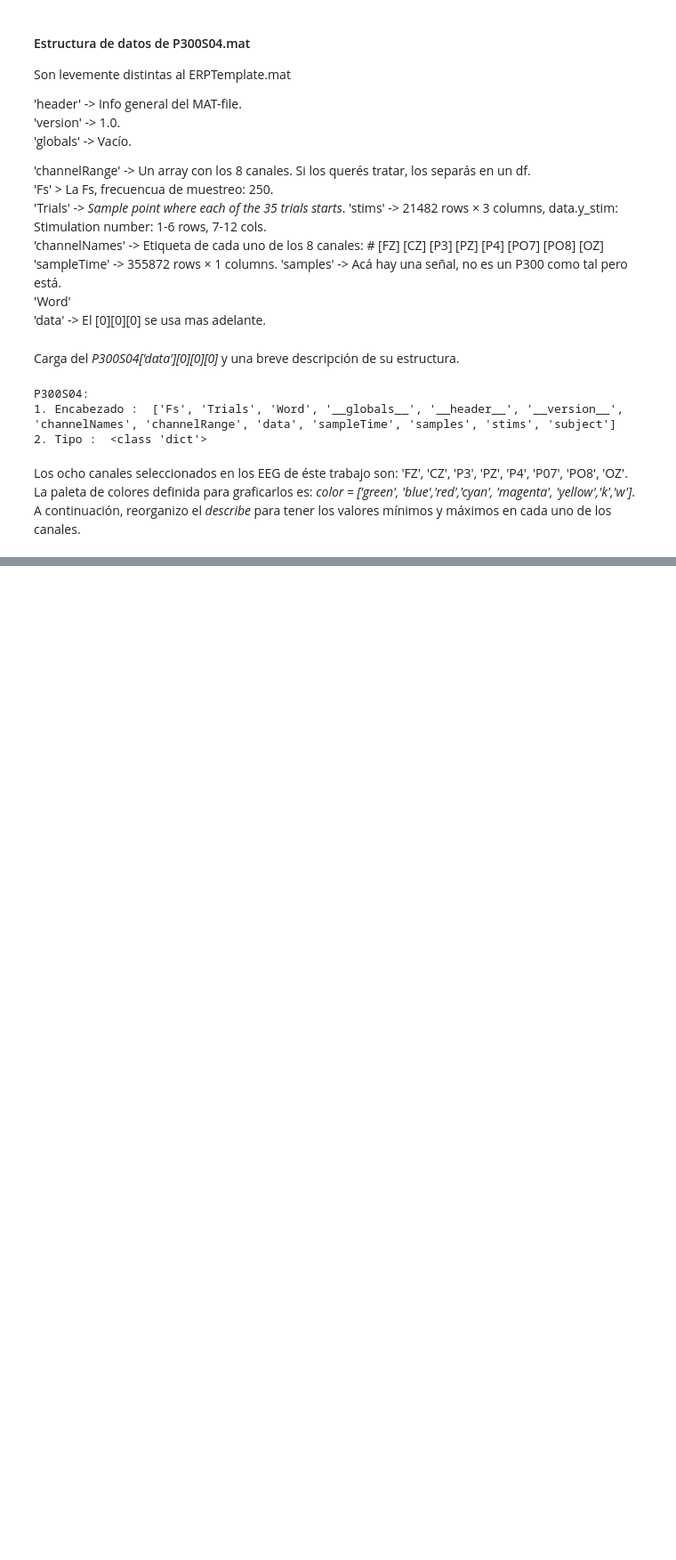
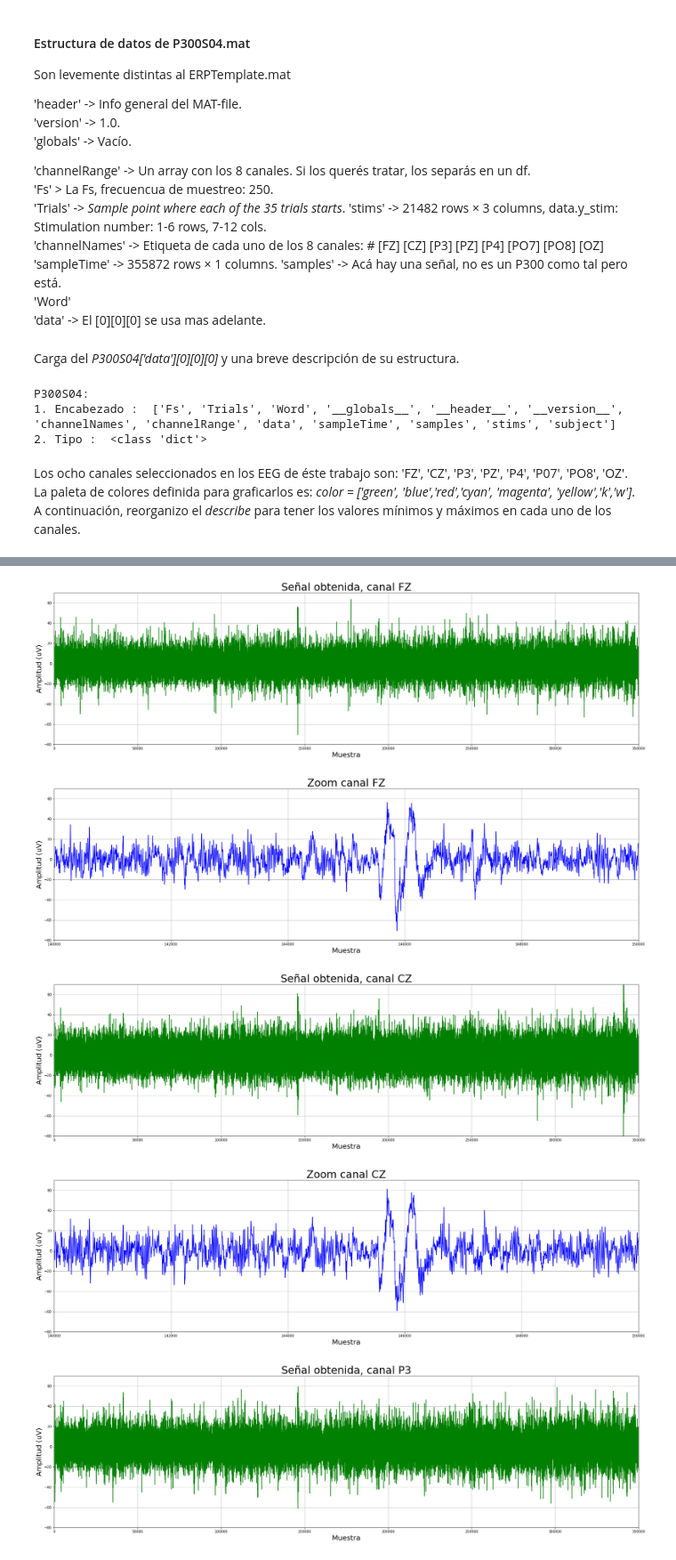
Before and after one commit to alexchavez1980/repo_tesis, a Jupyter notebook: a_analisis_P300XX.ipynb, the cells around one changed output, grey strips where cells are left out. Shown at 89% size. Cells and saved outputs as stored; diff of their text form; code cells hidden in the pictures; blank space fills up the shorter version.

```diff
--- a/a_analisis_P300XX.ipynb
+++ b/a_analisis_P300XX.ipynb
@@ -115,24 +112,30 @@ a_fun.grafic_8ch(data_frame, titulo, xlabel, ylabel, dir_savefig)
 # %%
 canalFZ = 0
 titulo = 'Señal obtenida, canal FZ'
 dir_savefig = "./a_images/02 - P300S04_ChFZ.jpg"
 a_fun.grafic_1ch(data_frame, titulo, xlabel, ylabel, dir_savefig, canalFZ)
 titulo = 'Zoom canal FZ'
 dir_savefig = "./a_images/02 - P300S04_ChFZZoom.jpg"
 a_fun.grafic_1chzoom(data_frame, titulo, xlabel, ylabel, dir_savefig, canalFZ)
 
 canalCZ = 1
 titulo = 'Señal obtenida, canal CZ'
 dir_savefig = "./a_images/03- P300S04_ChCZ.jpg"
 a_fun.grafic_1ch(data_frame, titulo, xlabel, ylabel, dir_savefig, canalCZ)
 titulo = 'Zoom canal CZ'
 dir_savefig = "./a_images/02 - P300S04_ChCZZoom.jpg"
 a_fun.grafic_1chzoom(data_frame, titulo, xlabel, ylabel, dir_savefig, canalCZ)
 
 canalP3 = 2
 titulo = 'Señal obtenida, canal P3'
 dir_savefig = "./a_images/04- P300S04_ChP3.jpg"
 a_fun.grafic_1ch(data_frame, titulo, xlabel, ylabel, dir_savefig, canalP3)
 titulo = 'Zoom canal P3'
 dir_savefig = "./a_images/02 - P300S04_ChP3Zoom.jpg"
-a_fun.grafic_1chzoom(data_frame, titulo, xlabel, ylabel, dir_savefig, canalCZ)
+a_fun.grafic_1chzoom(data_frame, titulo, xlabel, ylabel, dir_savefig, canalP3)
+# %% [output]
+[figure, added]
+[figure, added]
+[figure, added]
+[figure, added]
+[figure, added]
```
Also changed, not shown: parts of 5 cells of this notebook, 9 other files.
